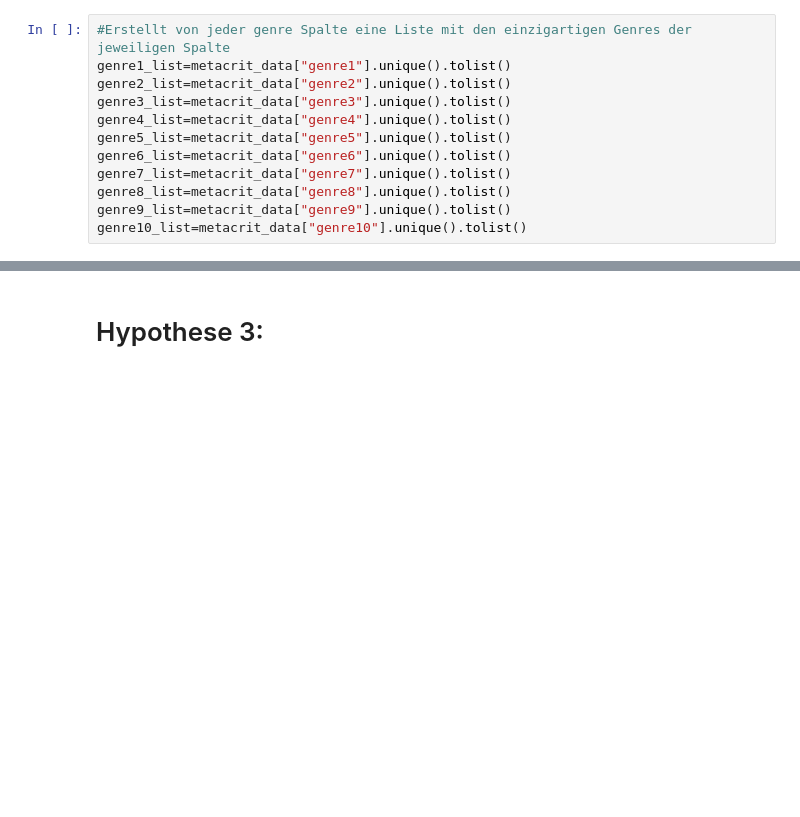
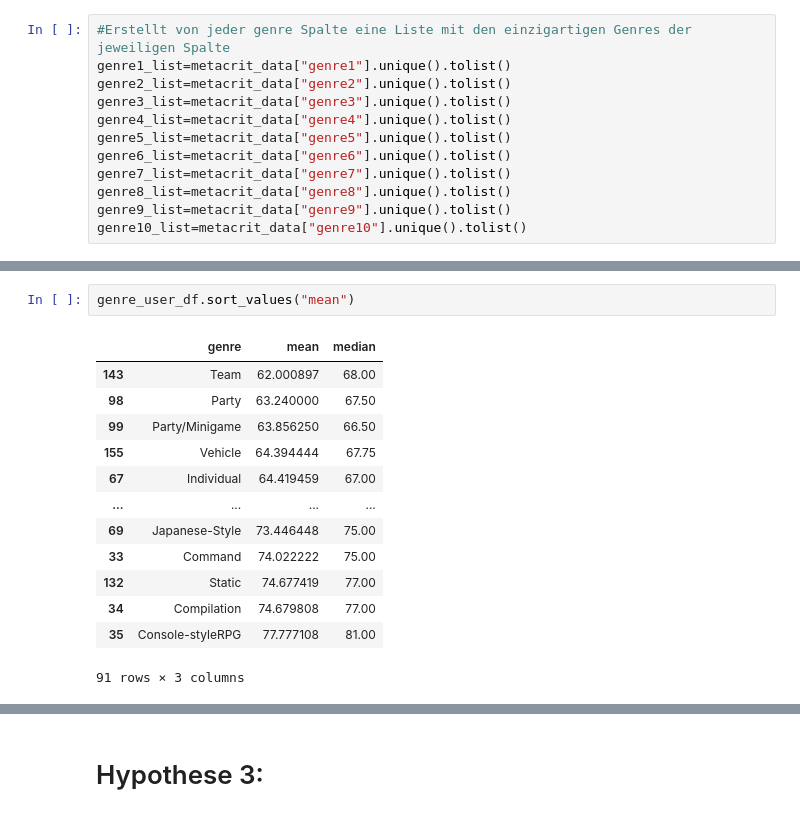
Before and after one commit to Marek-TL/BachelorThesis, a Jupyter notebook: bachelor_notebook.ipynb, the cells around one changed output, grey strips where cells are left out. Drawn from its saved outputs; the diff is of its cells as text; blank space fills up the shorter version.

```diff
--- a/bachelor_notebook.ipynb
+++ b/bachelor_notebook.ipynb
@@ -779,0 +821,16 @@ len(temp_df)
+# %%
+genre_user_df.sort_values("mean")
+# %% [output]
+|  | genre | mean | median |
+| 143 | Team | 62.000897 | 68.00 |
+| 98 | Party | 63.240000 | 67.50 |
+| 99 | Party/Minigame | 63.856250 | 66.50 |
+| 155 | Vehicle | 64.394444 | 67.75 |
+| 67 | Individual | 64.419459 | 67.00 |
+| ... | ... | ... | ... |
+| 69 | Japanese-Style | 73.446448 | 75.00 |
+| 33 | Command | 74.022222 | 75.00 |
+| 132 | Static | 74.677419 | 77.00 |
+| 34 | Compilation | 74.679808 | 77.00 |
+| 35 | Console-styleRPG | 77.777108 | 81.00 |
+91 rows × 3 columns
```
Also changed, not shown: parts of 23 cells of this notebook, 8 other files.
